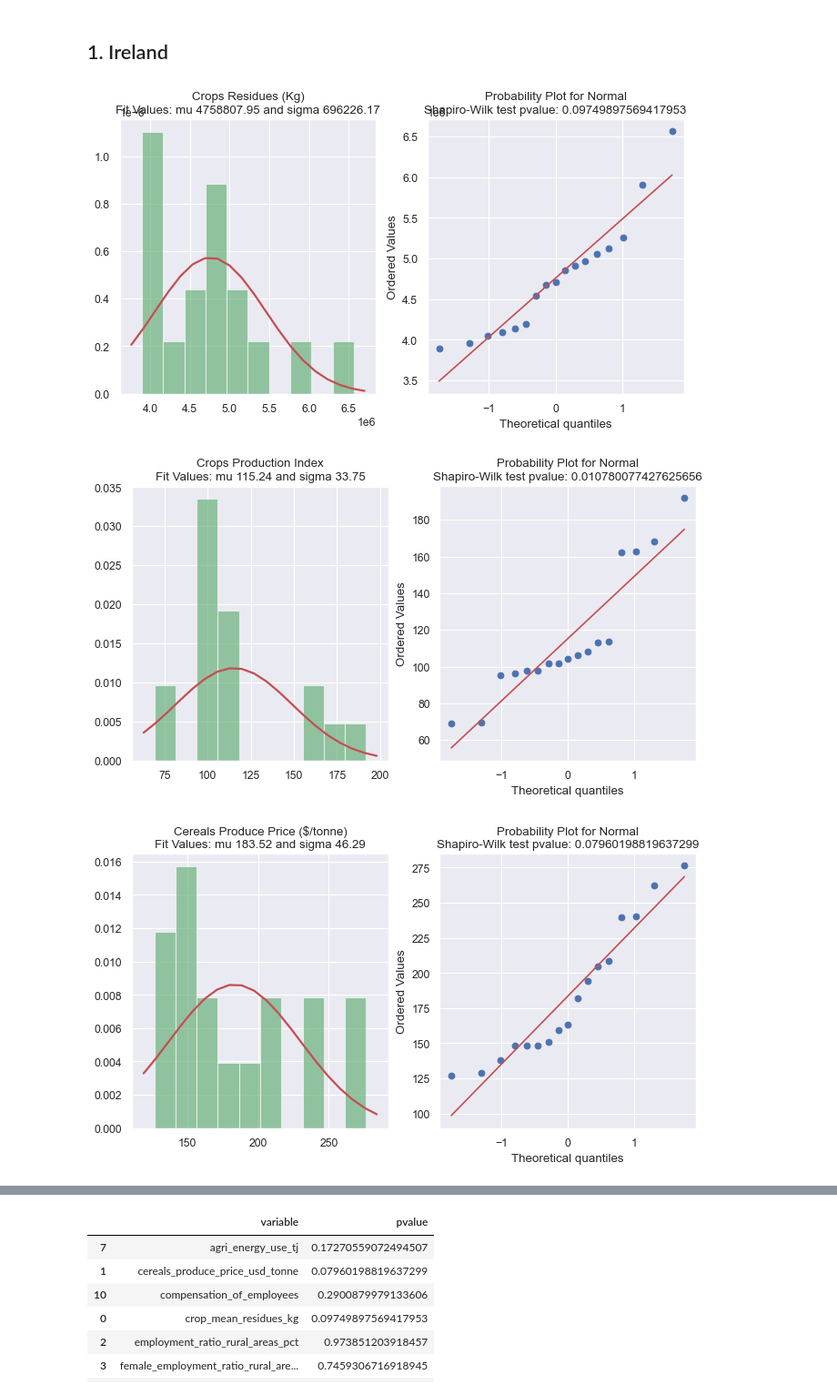
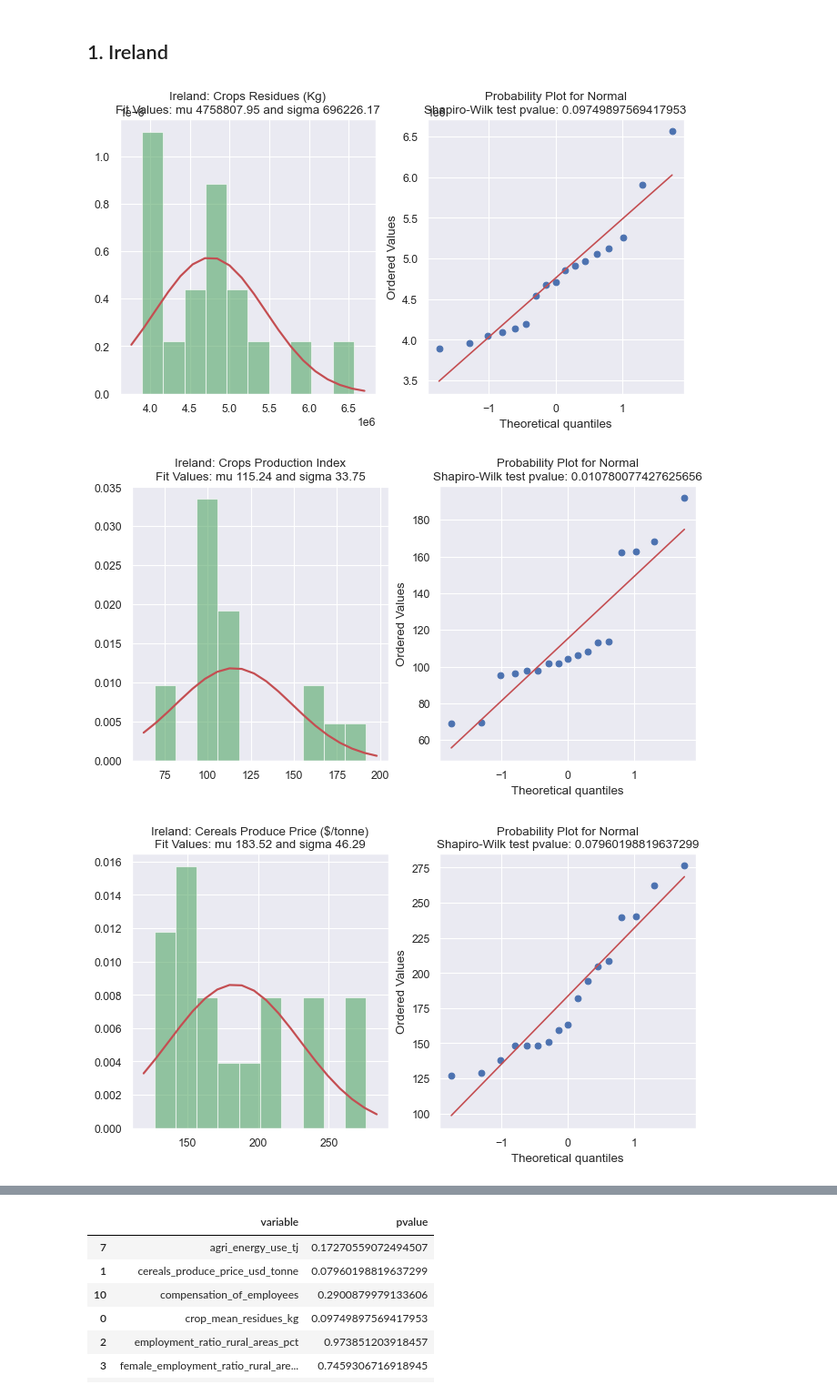
Before and after one commit to rmsryu/ca2-agriculture, a Jupyter notebook: notebooks/01_agriculture_stats.ipynb, the cells around one changed output, grey strips where cells are left out. Shown at 91% size. Saved outputs shown, nothing was run; the diff lists cells and outputs as text; code cells hidden in the pictures.

```diff
--- a/notebooks/01_agriculture_stats.ipynb
+++ b/notebooks/01_agriculture_stats.ipynb
@@ -216,13 +216,13 @@ Sample data 17
 # %%
 # Normal distribution check
 results = [["variable","pvalue"]]
 for variable in continuous_variables:
     pvalue = agriculture.plot_normal_dist(ireland[variable],
-                     columns_dic.get(variable),
-                     f"../visualizations/01_stats_normaldist_{variable}.png")
+                     f"Ireland: {columns_dic.get(variable)}",
+                     f"../visualizations/01_stats_normaldist_IE_{variable}.png")
     if(pvalue > 0.05):
         results.append([variable,pvalue])
 # %% [output]
-[figure, old version]
+[figure, new version]
-[figure, old version]
+[figure, new version]
-[figure, old version]
+[figure, new version]
```
Also changed, not shown: parts of 8 cells of this notebook, 1 other file.
